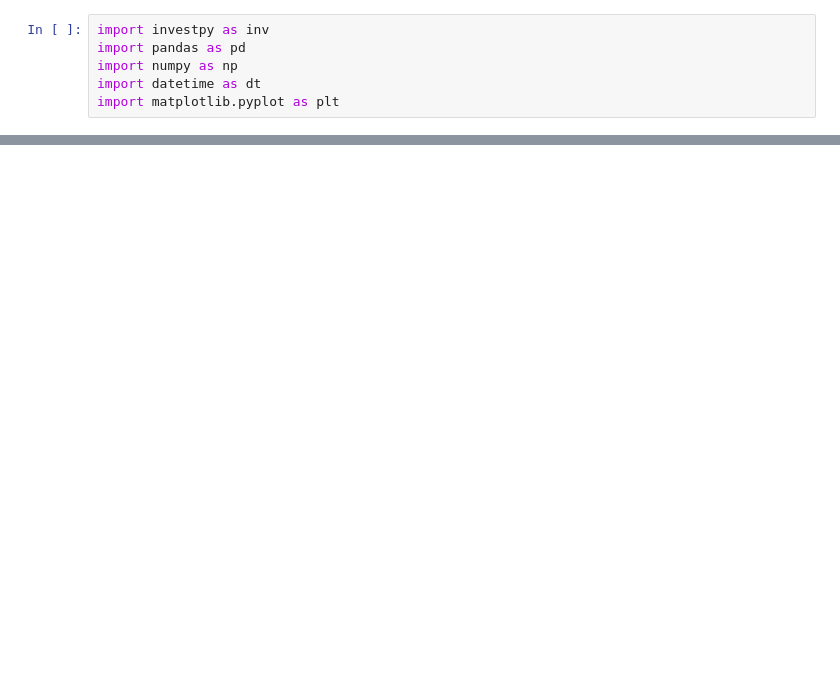
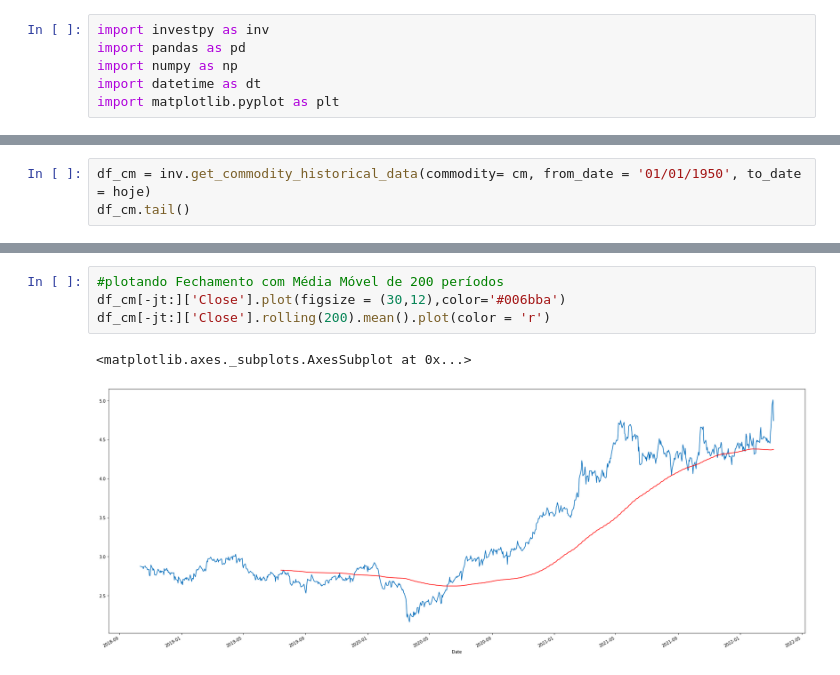
Before and after one commit to Edu-Moreira/Estudos-de-Python, a Jupyter notebook: Dados_Investing.ipynb, the cells around one changed output, grey strips where cells are left out. Drawn from its saved outputs; the diff is of its cells as text; blank space fills up the shorter version.

```diff
--- a/Dados_Investing.ipynb
+++ b/Dados_Investing.ipynb
@@ -52,0 +72,3 @@ commodity
+# %%
+df_cm = inv.get_commodity_historical_data(commodity= cm, from_date = '01/01/1950', to_date = hoje)
+df_cm.tail()
@@ -52,0 +83,7 @@ commodity
+# %%
+#plotando Fechamento com Média Móvel de 200 períodos
+df_cm[-jt:]['Close'].plot(figsize = (30,12),color='#006bba')
+df_cm[-jt:]['Close'].rolling(200).mean().plot(color = 'r')
+# %% [output]
+<matplotlib.axes._subplots.AxesSubplot at 0x...>
+[figure, added]
```
Also changed, not shown: parts of 24 cells of this notebook.
